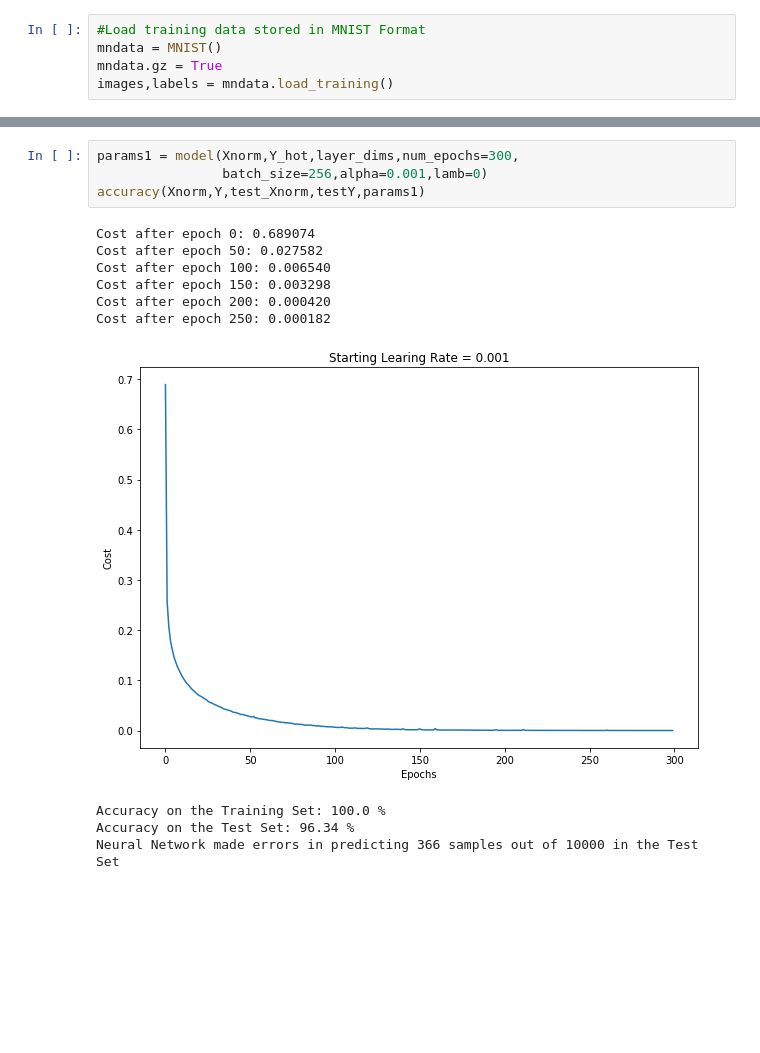
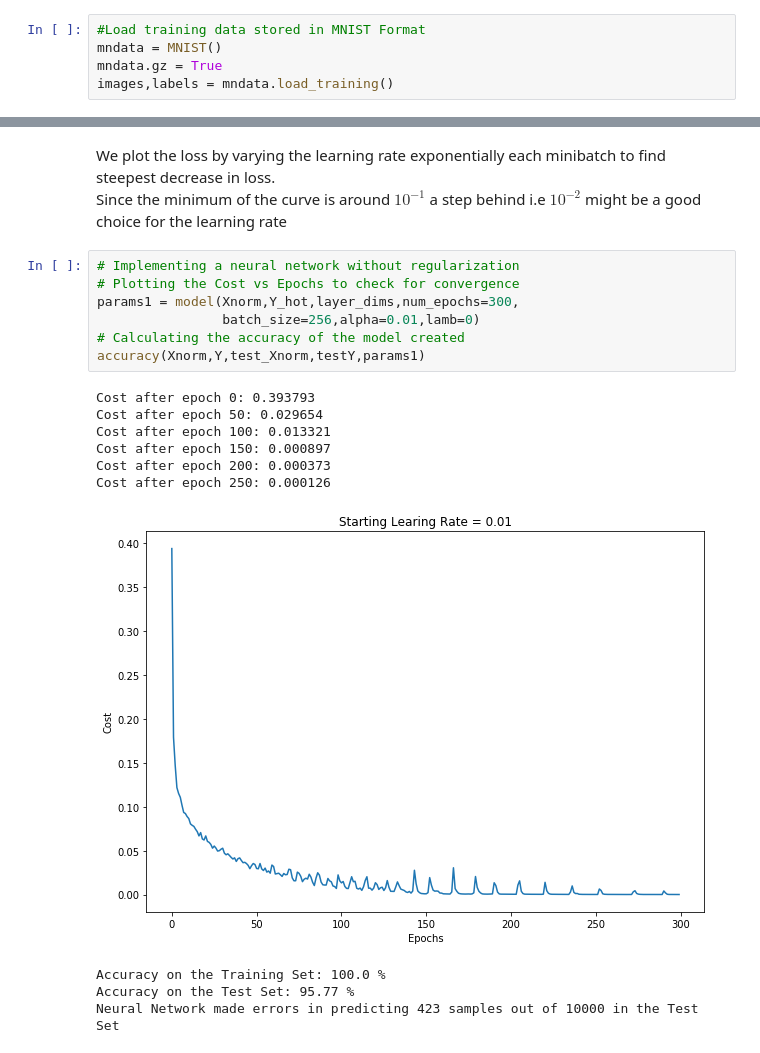
Before and after one commit to KKC28/NeuralNets-from-scratch, a Jupyter notebook: MNIST Digit Recognition/MNIST Digit Classification.ipynb, the cells around one changed output, grey strips where cells are left out. Drawn from its saved outputs; the diff is of its cells as text; blank space fills up the shorter version.

```diff
--- a/MNIST Digit Recognition/MNIST Digit Classification.ipynb
+++ b/MNIST Digit Recognition/MNIST Digit Classification.ipynb
@@ -234,16 +307,22 @@ layer_dims = [X.shape[0],30,20,Y_hot.shape[0]]
+# %% [markdown]
+We plot the loss by varying the learning rate exponentially each minibatch to find steepest decrease in loss.
+Since the minimum of the curve is around $10 ^{-1}$  a step behind i.e $10 ^{-2}$  might be a good choice for the learning rate
 # %%
+# Implementing a neural network without regularization
+# Plotting the Cost vs Epochs to check for convergence
 params1 = model(Xnorm,Y_hot,layer_dims,num_epochs=300,
-                batch_size=256,alpha=0.001,lamb=0)
+                batch_size=256,alpha=0.01,lamb=0)
+# Calculating the accuracy of the model created
 accuracy(Xnorm,Y,test_Xnorm,testY,params1)
 # %% [output]
-Cost after epoch 0: 0.689074
-Cost after epoch 50: 0.027582
-Cost after epoch 100: 0.006540
-Cost after epoch 150: 0.003298
-Cost after epoch 200: 0.000420
-Cost after epoch 250: 0.000182
+Cost after epoch 0: 0.393793
+Cost after epoch 50: 0.029654
+Cost after epoch 100: 0.013321
+Cost after epoch 150: 0.000897
+Cost after epoch 200: 0.000373
+Cost after epoch 250: 0.000126
-[figure, old version]
+[figure, new version]
 Accuracy on the Training Set: 100.0 %
-Accuracy on the Test Set: 96.34 %
-Neural Network made errors in predicting 366 samples out of 10000 in the Test Set
+Accuracy on the Test Set: 95.77 %
+Neural Network made errors in predicting 423 samples out of 10000 in the Test Set
 # %%
```
Also changed, not shown: parts of 30 cells of this notebook, 3 other files.
